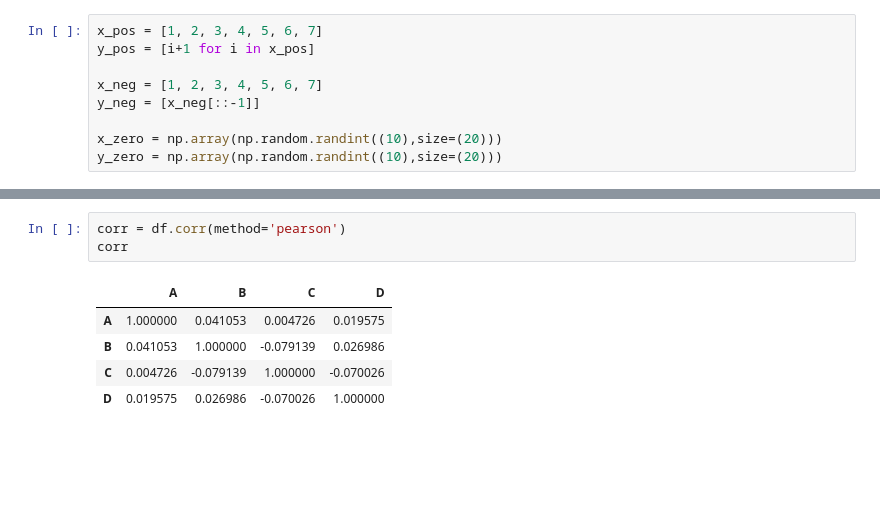
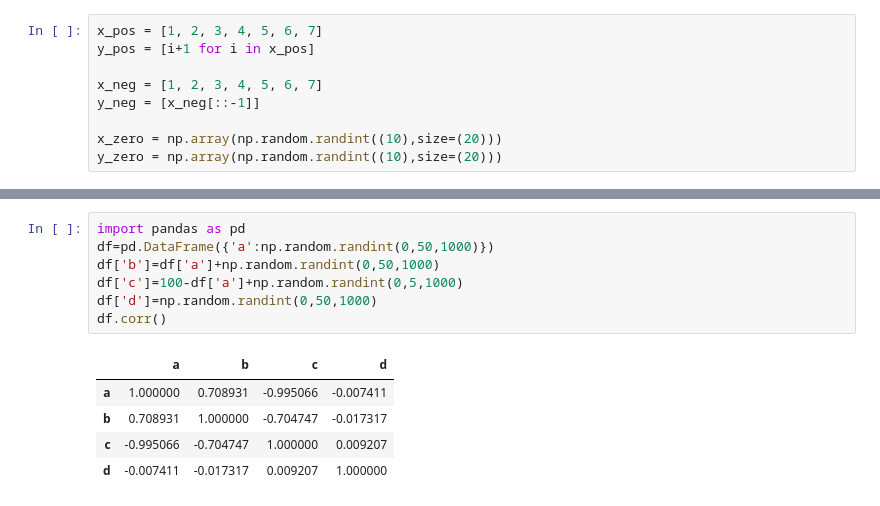
Before and after one commit to lovishdany/RL__NCU, a Jupyter notebook: Lab-2__Practical-1.ipynb, the cells around one changed output, grey strips where cells are left out. Drawn from its saved outputs; the diff is of its cells as text; blank space fills up the shorter version.

```diff
--- a/Lab-2__Practical-1.ipynb
+++ b/Lab-2__Practical-1.ipynb
@@ -100,9 +75,13 @@ df
-# %%
-corr = df.corr(method='pearson')
-corr
-# %% [output]
-|  | A | B | C | D |
-| A | 1.000000 | 0.041053 | 0.004726 | 0.019575 |
-| B | 0.041053 | 1.000000 | -0.079139 | 0.026986 |
-| C | 0.004726 | -0.079139 | 1.000000 | -0.070026 |
-| D | 0.019575 | 0.026986 | -0.070026 | 1.000000 |
+# %%
+import pandas as pd
+df=pd.DataFrame({'a':np.random.randint(0,50,1000)})
+df['b']=df['a']+np.random.randint(0,50,1000)
+df['c']=100-df['a']+np.random.randint(0,5,1000)
+df['d']=np.random.randint(0,50,1000)
+df.corr()
+# %% [output]
+|  | a | b | c | d |
+| a | 1.000000 | 0.708931 | -0.995066 | -0.007411 |
+| b | 0.708931 | 1.000000 | -0.704747 | -0.017317 |
+| c | -0.995066 | -0.704747 | 1.000000 | 0.009207 |
+| d | -0.007411 | -0.017317 | 0.009207 | 1.000000 |
```
Also changed, not shown: parts of 6 cells of this notebook.
